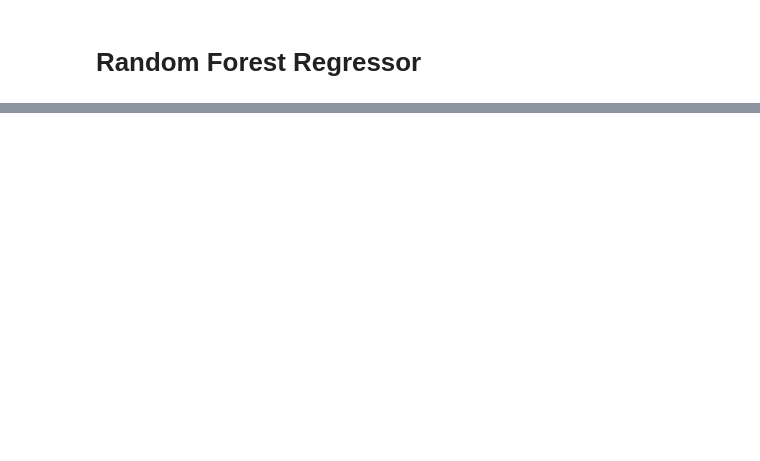
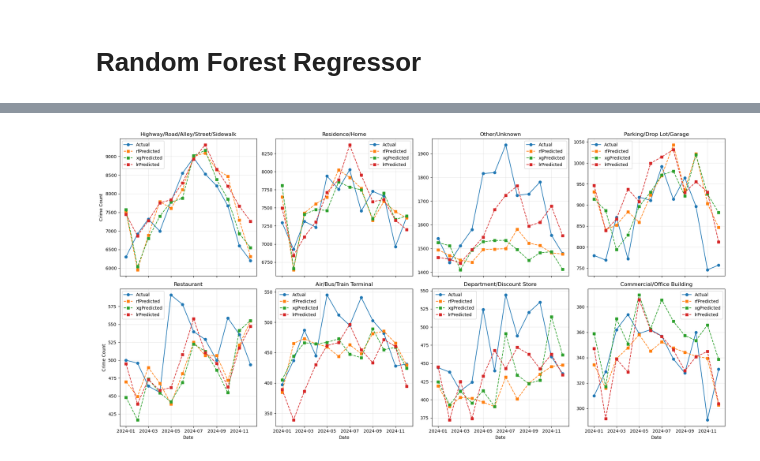
Before and after one commit to Lemonziz/IT5006Project, a Jupyter notebook: machine_learning_time_series.ipynb, the cells around one changed output, grey strips where cells are left out. Drawn from its saved outputs; the diff is of its cells as text; code cells hidden in the pictures; blank space fills up the shorter version.

```diff
--- a/machine_learning_time_series.ipynb
+++ b/machine_learning_time_series.ipynb
@@ -680,3 +518,74 @@ plt.show()
+# %%
+import pandas as pd
+import matplotlib.pyplot as plt
+
+# Assume df_test is your DataFrame with columns: "location_name", "Year", "Month",
+# "crime_count", and "rf_pred" (predicted crime count from Random Forest)
+
+# 1. Identify the top 8 locations by total crime count
+top8_locations = (
+    df_test.groupby("location_name")["crime_count"].sum().nlargest(8).index.tolist()
+)
+
+# 2. Filter data for these top 8 locations
+df_top8 = df_test[df_test["location_name"].isin(top8_locations)].copy()
+
+# 3. Aggregate monthly data (summing the actual and predicted counts)
+df_trend = df_top8.groupby(["location_name", "Year", "Month"], as_index=False).agg(
+    crime_count=("crime_count", "sum"),
+    rf_pred=("rf_pred", "sum"),
+    xg_pred=("xg_pred", "sum"),
+    lr_pred=("lr_pred", "sum"),
+)
+
+# 4. Create a datetime column for proper time series plotting (using the 1st day of each month)
+df_trend["Date"] = pd.to_datetime(
+    df_trend["Year"].astype(str) + "-" + df_trend["Month"].astype(str) + "-01"
+)
+
+# 5. Plotting in subplots (2 rows x 4 columns for 8 subplots) without sharing the y-axis
+fig, axes = plt.subplots(
+    nrows=2, ncols=4, figsize=(20, 10), sharex=True
+)  # Remove sharey to allow independent y-axis
+axes = axes.flatten()  # Flatten to iterate easily
+
+for i, loc in enumerate(top8_locations):
+    ax = axes[i]
+    df_loc = df_trend[df_trend["location_name"] == loc].sort_values("Date")
+
+    # Plot actual crime count
+    ax.plot(
+        df_loc["Date"], df_loc["crime_count"], marker="o", linestyle="-", label="Actual"
+    )
+    # Plot predicted crime count
+    for m in ["rf", "xg", "lr"]:
+        ax.plot(
+            df_loc["Date"],
+            df_loc[f"{m}_pred"],
+            marker="s",
+            linestyle="--",
+            label=f"{m}Predicted",
+        )
+
+    ax.set_title(loc)
+    ax.grid(True, alpha=0.3)
+
+    # Set labels for the leftmost and bottom plots only
+    if i % 4 == 0:  # Leftmost plots
+        ax.set_ylabel("Crime Count")
+    if i >= 4:  # Bottom row plots
+        ax.set_xlabel("Date")
+
+    ax.legend()
+
+# Remove any unused subplots (if there are fewer than 8, not applicable here)
+for j in range(i + 1, len(axes)):
+    fig.delaxes(axes[j])
+
+plt.tight_layout()
+plt.show()
+# %% [output]
+[figure, added]
 # %%
 # 4. SCATTERPLOTS BY MODEL
 # =======================
```
Also changed, not shown: parts of 21 cells of this notebook, 7 other files.
